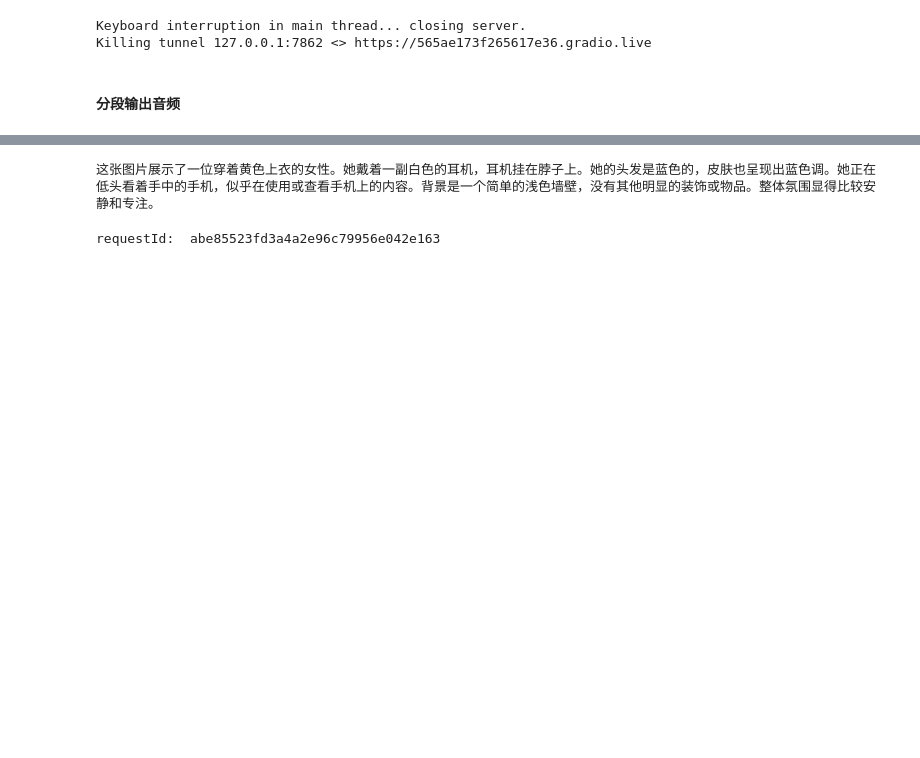
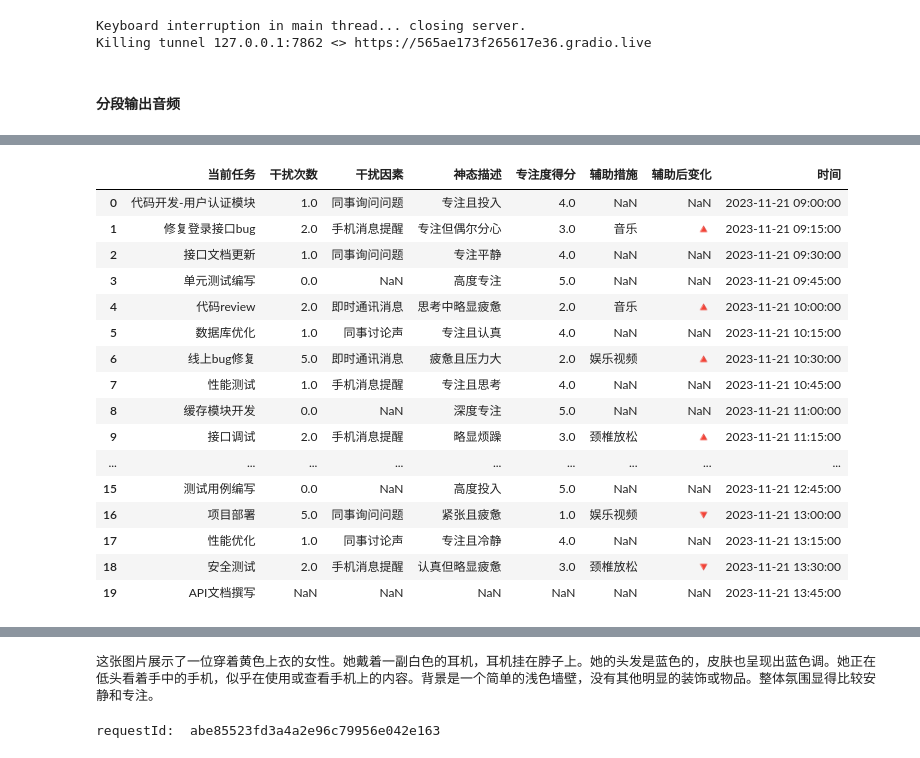
Before and after one commit to EliasCai/FocusBuddy, a Jupyter notebook: focus.ipynb, the cells around one changed output, grey strips where cells are left out. Cells and saved outputs as stored; diff of their text form; code cells hidden in the pictures; blank space fills up the shorter version.

```diff
--- a/focus.ipynb
+++ b/focus.ipynb
@@ -1559,0 +1804,27 @@ This share link expires in 72 hours. For free permanent hosting and GPU upgrades
+# %%
+start_time = datetime(2023, 11, 21, 9, 0, 0)
+time_series = [start_time + timedelta(minutes=15 * i) for i in range(20)]
+
+df_log = pd.read_csv("./state_log.csv")
+
+df_log["时间"] = time_series
+
+df_log
+# %% [output]
+|  | 当前任务 | 干扰次数 | 干扰因素 | 神态描述 | 专注度得分 | 辅助措施 | 辅助后变化 | 时间 |
+| 0 | 代码开发-用户认证模块 | 1.0 | 同事询问问题 | 专注且投入 | 4.0 | NaN | NaN | 2023-11-21 09:00:00 |
+| 1 | 修复登录接口bug | 2.0 | 手机消息提醒 | 专注但偶尔分心 | 3.0 | 音乐 | 🔺 | 2023-11-21 09:15:00 |
+| 2 | 接口文档更新 | 1.0 | 同事询问问题 | 专注平静 | 4.0 | NaN | NaN | 2023-11-21 09:30:00 |
+| 3 | 单元测试编写 | 0.0 | NaN | 高度专注 | 5.0 | NaN | NaN | 2023-11-21 09:45:00 |
+| 4 | 代码review | 2.0 | 即时通讯消息 | 思考中略显疲惫 | 2.0 | 音乐 | 🔺 | 2023-11-21 10:00:00 |
+| 5 | 数据库优化 | 1.0 | 同事讨论声 | 专注且认真 | 4.0 | NaN | NaN | 2023-11-21 10:15:00 |
+| 6 | 线上bug修复 | 5.0 | 即时通讯消息 | 疲惫且压力大 | 2.0 | 娱乐视频 | 🔺 | 2023-11-21 10:30:00 |
+| 7 | 性能测试 | 1.0 | 手机消息提醒 | 专注且思考 | 4.0 | NaN | NaN | 2023-11-21 10:45:00 |
+| 8 | 缓存模块开发 | 0.0 | NaN | 深度专注 | 5.0 | NaN | NaN | 2023-11-21 11:00:00 |
+| 9 | 接口调试 | 2.0 | 手机消息提醒 | 略显烦躁 | 3.0 | 颈椎放松 | 🔺 | 2023-11-21 11:15:00 |
+| ... | ... | ... | ... | ... | ... | ... | ... | ... |
+| 15 | 测试用例编写 | 0.0 | NaN | 高度投入 | 5.0 | NaN | NaN | 2023-11-21 12:45:00 |
+| 16 | 项目部署 | 5.0 | 同事询问问题 | 紧张且疲惫 | 1.0 | 娱乐视频 | 🔻 | 2023-11-21 13:00:00 |
+| 17 | 性能优化 | 1.0 | 同事讨论声 | 专注且冷静 | 4.0 | NaN | NaN | 2023-11-21 13:15:00 |
+| 18 | 安全测试 | 2.0 | 手机消息提醒 | 认真但略显疲惫 | 3.0 | 颈椎放松 | 🔻 | 2023-11-21 13:30:00 |
+| 19 | API文档撰写 | NaN | NaN | NaN | NaN | NaN | NaN | 2023-11-21 13:45:00 |
```
Also changed, not shown: parts of 24 cells of this notebook.
